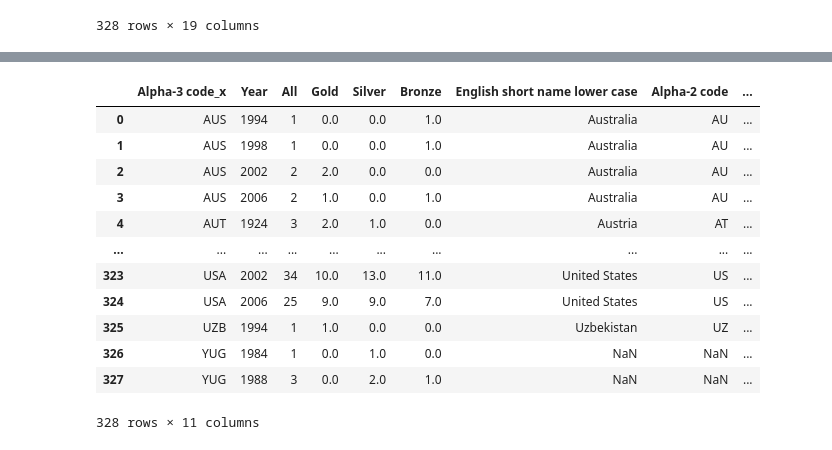
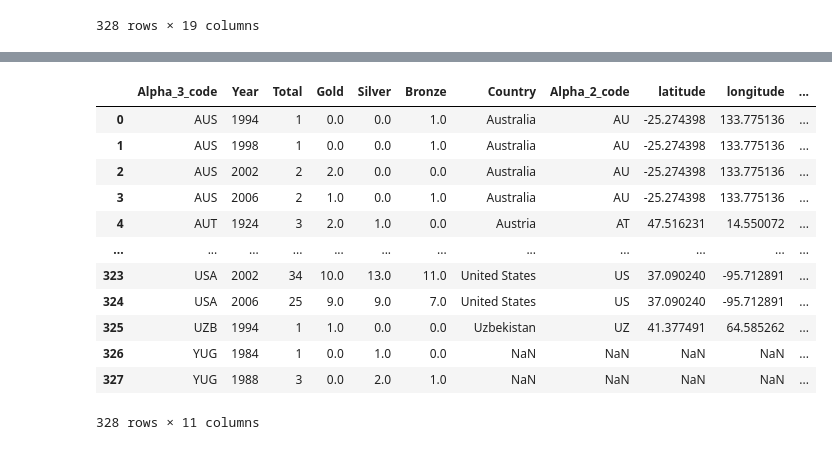
Before and after one commit to kyleshim/Olympic-ETL, a Jupyter notebook: Final Merge.ipynb, the cells around one changed output, grey strips where cells are left out. Saved outputs shown, nothing was run; the diff lists cells and outputs as text; code cells hidden in the pictures.

```diff
--- a/Final Merge.ipynb
+++ b/Final Merge.ipynb
@@ -100,6 +100,6 @@ final_df
 | 327 | 327 | YUG | 1988 | 3 | NaN | 2.0 | 1.0 | NaN | ... |
 328 rows × 19 columns
 # %%
-final_df = final_df.iloc[:, [1,2,3,4,5,6,7,8,9,10,17]]
+final_df = final_df.iloc[:, [1,2,3,4,5,6,11,8,9,10,17]]
 final_df
 # %% [output]
@@ -140,19 +140,19 @@ See the caveats in the documentation: https://pandas.pydata.org/pandas-docs/stab
 328 rows × 11 columns
 # %%
-final_df.rename({"Alpha-3 code_x":"Alpha-3 code"})
+final_df = final_df.rename(columns={"Alpha-3 code_x":"Alpha_3_code", "Alpha-2 code":"Alpha_2_code", "All":"Total"})
 final_df
 # %% [output]
-|  | Alpha-3 code_x | Year | All | Gold | Silver | Bronze | English short name lower case | Alpha-2 code | ... |
-| 0 | AUS | 1994 | 1 | 0.0 | 0.0 | 1.0 | Australia | AU | ... |
-| 1 | AUS | 1998 | 1 | 0.0 | 0.0 | 1.0 | Australia | AU | ... |
-| 2 | AUS | 2002 | 2 | 2.0 | 0.0 | 0.0 | Australia | AU | ... |
-| 3 | AUS | 2006 | 2 | 1.0 | 0.0 | 1.0 | Australia | AU | ... |
-| 4 | AUT | 1924 | 3 | 2.0 | 1.0 | 0.0 | Austria | AT | ... |
-| ... | ... | ... | ... | ... | ... | ... | ... | ... | ... |
-| 323 | USA | 2002 | 34 | 10.0 | 13.0 | 11.0 | United States | US | ... |
-| 324 | USA | 2006 | 25 | 9.0 | 9.0 | 7.0 | United States | US | ... |
-| 325 | UZB | 1994 | 1 | 1.0 | 0.0 | 0.0 | Uzbekistan | UZ | ... |
-| 326 | YUG | 1984 | 1 | 0.0 | 1.0 | 0.0 | NaN | NaN | ... |
-| 327 | YUG | 1988 | 3 | 0.0 | 2.0 | 1.0 | NaN | NaN | ... |
+|  | Alpha_3_code | Year | Total | Gold | Silver | Bronze | Country | Alpha_2_code | latitude | longitude | ... |
+| 0 | AUS | 1994 | 1 | 0.0 | 0.0 | 1.0 | Australia | AU | -25.274398 | 133.775136 | ... |
+| 1 | AUS | 1998 | 1 | 0.0 | 0.0 | 1.0 | Australia | AU | -25.274398 | 133.775136 | ... |
+| 2 | AUS | 2002 | 2 | 2.0 | 0.0 | 0.0 | Australia | AU | -25.274398 | 133.775136 | ... |
+| 3 | AUS | 2006 | 2 | 1.0 | 0.0 | 1.0 | Australia | AU | -25.274398 | 133.775136 | ... |
+| 4 | AUT | 1924 | 3 | 2.0 | 1.0 | 0.0 | Austria | AT | 47.516231 | 14.550072 | ... |
+| ... | ... | ... | ... | ... | ... | ... | ... | ... | ... | ... | ... |
+| 323 | USA | 2002 | 34 | 10.0 | 13.0 | 11.0 | United States | US | 37.090240 | -95.712891 | ... |
+| 324 | USA | 2006 | 25 | 9.0 | 9.0 | 7.0 | United States | US | 37.090240 | -95.712891 | ... |
+| 325 | UZB | 1994 | 1 | 1.0 | 0.0 | 0.0 | Uzbekistan | UZ | 41.377491 | 64.585262 | ... |
+| 326 | YUG | 1984 | 1 | 0.0 | 1.0 | 0.0 | NaN | NaN | NaN | NaN | ... |
+| 327 | YUG | 1988 | 3 | 0.0 | 2.0 | 1.0 | NaN | NaN | NaN | NaN | ... |
 328 rows × 11 columns
 # %%
```
Also changed, not shown: parts of 3 cells of this notebook, 4 other files.
